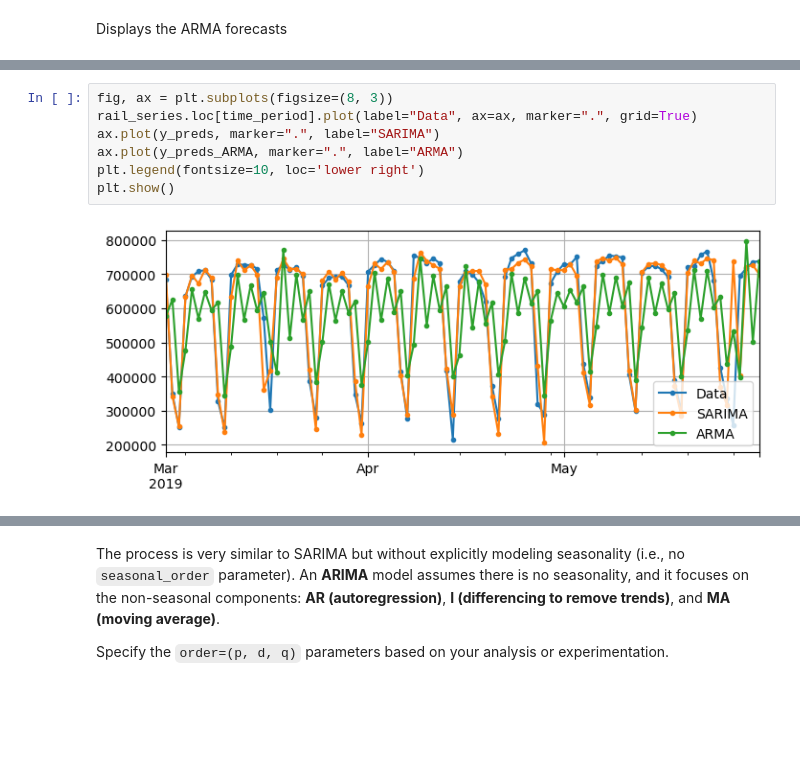
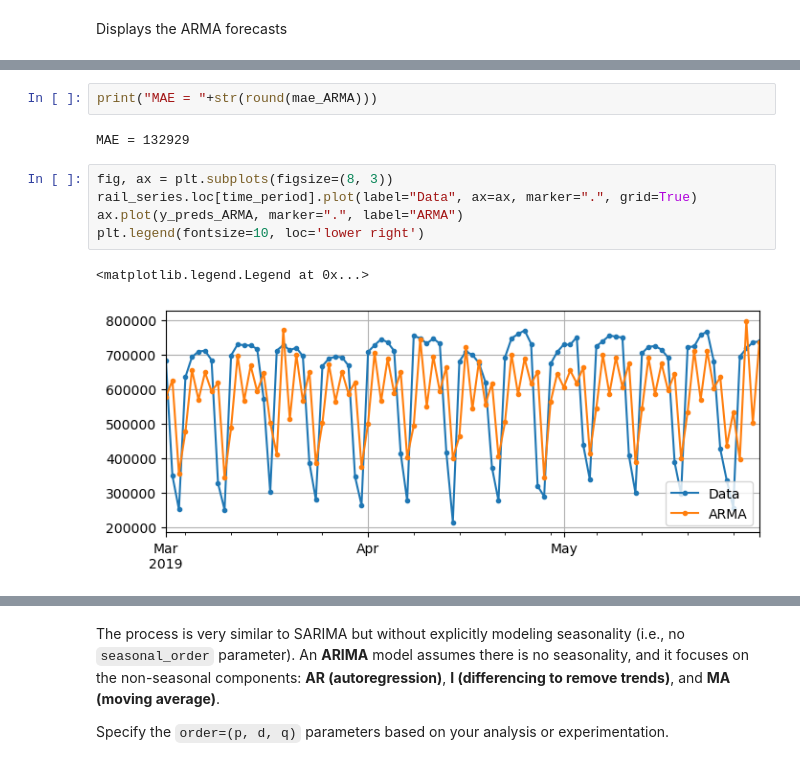
Before and after one commit to rsnemmen/chicago-transit-forecasting, a Jupyter notebook: 1-basics, ARIMA.ipynb, the cells around one changed output, grey strips where cells are left out. Drawn from its saved outputs; the diff is of its cells as text; blank space fills up the shorter version.

Commit message:
finished ARMA

```diff
--- a/1-basics, ARIMA.ipynb
+++ b/1-basics, ARIMA.ipynb
@@ -316,12 +358,15 @@ Displays the ARMA forecasts
+# %%
+print("MAE = "+str(round(mae_ARMA)))
+# %% [output]
+MAE = 132929
 # %%
 fig, ax = plt.subplots(figsize=(8, 3))
 rail_series.loc[time_period].plot(label="Data", ax=ax, marker=".", grid=True)
-ax.plot(y_preds, marker=".", label="SARIMA")
 ax.plot(y_preds_ARMA, marker=".", label="ARMA")
 plt.legend(fontsize=10, loc='lower right')
-plt.show()
 # %% [output]
+<matplotlib.legend.Legend at 0x...>
-[figure, old version]
+[figure, new version]
 # %%
 print(model_ARMA.summary())
 # %% [output]
```
Also changed, not shown: parts of 23 cells of this notebook.
